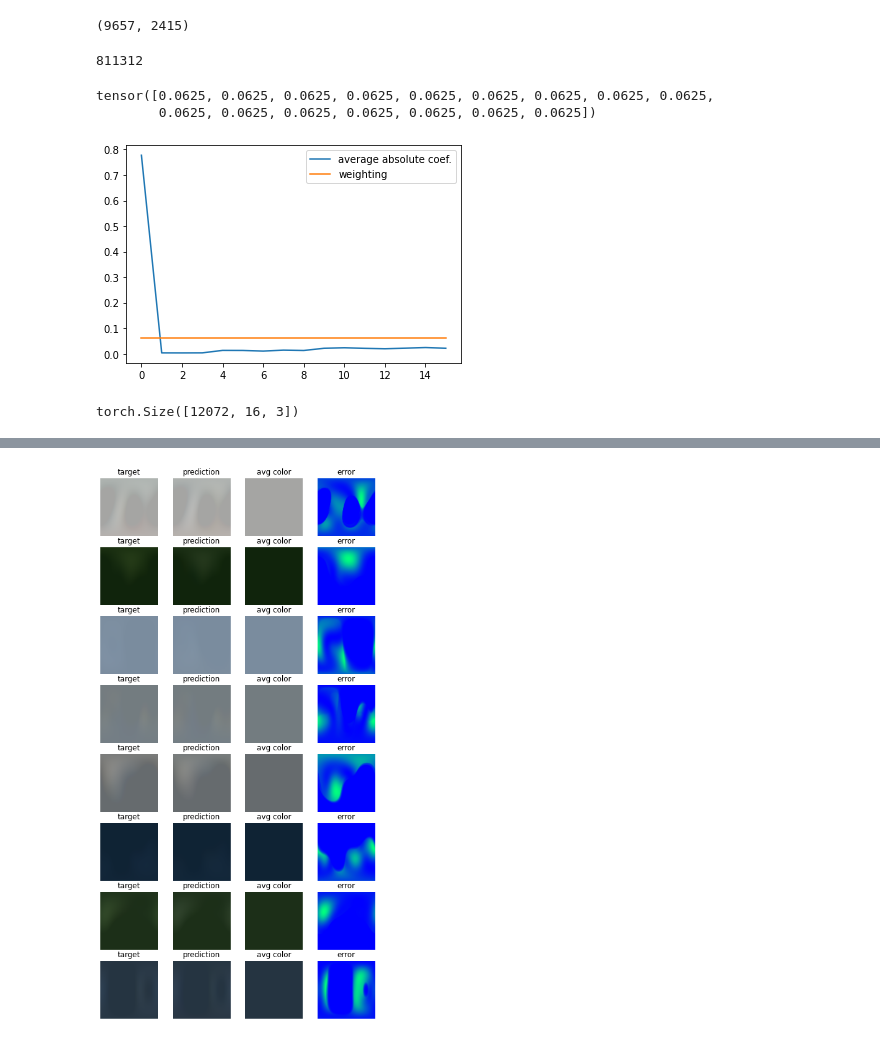
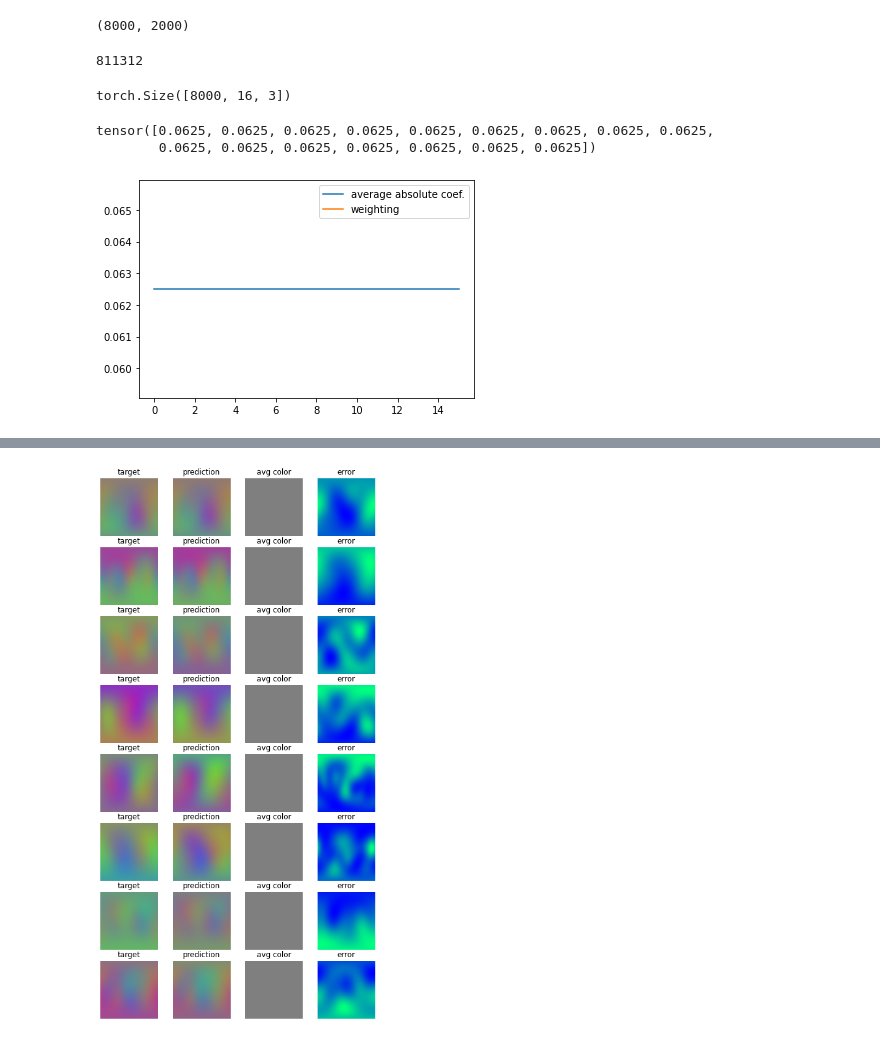
Before and after one commit to KeKsBoTer/punctum, a Jupyter notebook: pointnet/train.ipynb, the cells around one changed output, grey strips where cells are left out. Drawn from its saved outputs; the diff is of its cells as text; code cells hidden in the pictures.

Commit message:
added validation for training

```diff
--- a/pointnet/train.ipynb
+++ b/pointnet/train.ipynb
@@ -13,11 +16,10 @@ torch.backends.cudnn.benchmark = True
 # %%
 from typing import List, Tuple
 from dataset import OctantDataset
-from torch.utils.data import DataLoader
 from pytorch3d.structures import Pointclouds
 import torch.utils.data as data
 
-ds = OctantDataset("../datasets/neuschwanstein_2000_32max_sh_norm") # neuschwanstein_2000_32max_sh
+ds = OctantDataset("../datasets/simple_32_sh",preload=True) # neuschwanstein_2000_32max_sh
 
 def collate_batched_point_clouds(batch: List[Tuple[Pointclouds, torch.Tensor]]):
     coefs = torch.stack([x[1] for x in batch])
@@ -33,15 +35,17 @@ ds_train, ds_val = data.random_split(ds,[num_train,len(ds)-num_train])
 
 batch_size = 4096
 
-train_dataloader = DataLoader(
-    ds_train, batch_size=batch_size, shuffle=True, collate_fn=collate_batched_point_clouds, drop_last=False,num_workers=12,pin_memory=True
-)
-val_dataloader = DataLoader(
-    ds_train, batch_size=batch_size, shuffle=True, collate_fn=collate_batched_point_clouds, drop_last=False,num_workers=12,pin_memory=True
-)
+import math
+r = torch.randperm(len(ds_train))
+train_batches = torch.arange(len(ds_train))[r].chunk(math.ceil((len(ds_train)/batch_size)))
+
+r = torch.randperm(len(ds_val))
+val_batches = torch.arange(len(ds_val))[r].chunk(math.ceil((len(ds_val)/batch_size)))
+
+
 len(ds_train),len(ds_val)
 # %% [output]
-(9657, 2415)
+(8000, 2000)
 # %%
 l = 3
 model = PointNet((l + 1) ** 2,batch_norm=True).cuda()
@@ -50,33 +54,29 @@ sum(p.numel() for p in model.parameters() if p.requires_grad)
 # %% [output]
 811312
 # %%
-coefs = torch.stack([c[ : lm2flat_index(l, -l) + 1] for _,c in ds])
+coefs = torch.stack([c[ : lm2flat_index(l, -l) + 1] for _,c in ds_train])
 norm_a = coefs.mean(0)
 norm_b = coefs.std(0)
+coefs.shape
+# %% [output]
+torch.Size([8000, 16, 3])
 # %%
 import numpy as np
 
 coefs_n = (coefs-coefs.mean(0))/coefs.std(0)
 avg_coefs = coefs.abs().permute(1,0,2).flatten(1).mean(1)
 
-
 def weightedL2Loss(weights:torch.Tensor):
-
     def loss(prediction:torch.Tensor,target:torch.Tensor)->torch.Tensor:
-
-        # pred = y.to(prediction.device)@prediction
-        # target = y.to(target.device)@target
-
         diff = prediction-target
         l2 = diff.square().sum(-1)
         return (l2*weights.to(prediction.device)).mean()
-        # return l2.mean()
     return loss
 
 weighting = 1/avg_coefs
 weighting /= weighting.sum() #normalize
 
-x =torch.arange(1,len(weighting)+1)
+x =torch.arange(0,len(weighting))
 
 A = torch.ones((len(weighting),2))
 A[:,0]= x.log()
@@ -92,26 +92,18 @@ else:
     new_weights += 0.05
     new_weights = new_weights/new_weights.sum()
 
-new_weights = torch.ones_like(new_weights)/len(new_weights)
+weighting = torch.ones_like(weighting)/len(weighting)
 
 
 plt.plot(weighting.cpu(),label="average absolute coef.")
 plt.plot(new_weights,label="weighting")
 plt.legend()
-mse_loss = weightedL2Loss(new_weights)
-print(new_weights)
+mse_loss = weightedL2Loss(weighting)
+print(weighting)
 # %% [output]
 tensor([0.0625, 0.0625, 0.0625, 0.0625, 0.0625, 0.0625, 0.0625, 0.0625, 0.0625,
         0.0625, 0.0625, 0.0625, 0.0625, 0.0625, 0.0625, 0.0625])
-[figure, old version]
+[figure, new version]
-# %%
-pcs,coefs = collate_batched_point_clouds(ds)
-
-pcs = pcs.cuda()
-coefs = coefs[:,:lm2flat_index(l,-l)+1].cuda()
-coefs.shape
-# %% [output]
-torch.Size([12072, 16, 3])
 # %%
 from torch.optim.lr_scheduler import OneCycleLR
 from lrcurve import PlotLearningCurve
@@ -209,41 +191,42 @@ y = calc_sh(l,coords)
 model.eval()
 model.requires_grad_(False)
 
-pc,a_lm = next(iter(train_dataloader))
+rand_sample = torch.randint(0,len(val_batches),(1,)).item()
+pc,a_lm = collate_batched_point_clouds([ds_val[i] for i in val_batches[rand_sample]])
 
 pred_a = model(*unpack_data(pc)).squeeze(0)
 pred_a = pred_a * norm_b.cuda() + norm_a.cuda()
 a_lm = a_lm[:,:lm2flat_index(l, -l) + 1]
 
 fig,axes = plt.subplots(8,4,figsize=(8,16))
 
 for i in range(8):
     ax1,ax2,ax3,ax4 = axes[i]
 
 
     ax3.set_title("avg color")
     ax3.set_axis_off()
     avg =pc.features_list()[i].float().mean(0).reshape(1,1,4) / 255.
     ax3.imshow(avg)
 
     ax1.set_title("target")
     ax1.set_axis_off()
-    target = (y@a_lm[i].cpu()).reshape(res,res,-1).clip(0,1)
+    target = (y@a_lm[i].cpu()).reshape(res,res,-1)
     ax1.imshow(target+avg[:,:,:3])
 
 
     ax2.set_title("prediction")
     ax2.set_axis_off()
-    prediction =(y@pred_a[i].cpu()).reshape(res,res,-1).clip(0,1)
+    prediction =(y@pred_a[i].cpu()).reshape(res,res,-1)
     ax2.imshow(prediction+avg[:,:,:3])
 
 
     ax4.set_title("error")
     ax4.set_axis_off()
     error = (prediction-target).square().mean(-1)
     ax4.imshow(error,cmap="winter")
 # %% [output]
-[figure, old version]
+[figure, new version]
 # %%
 model.eval()
 model.requires_grad_(False)
```
Also changed, not shown: parts of 5 cells of this notebook, 2 other files.
